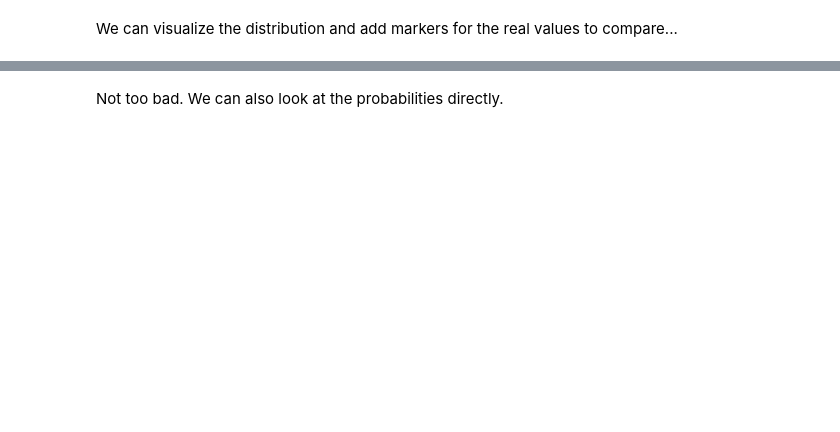
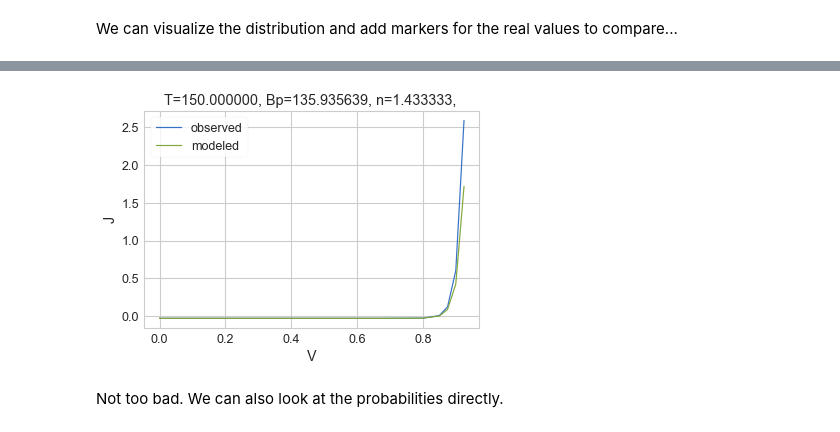
Before and after one commit to PV-Lab/bayesim, a Jupyter notebook: examples/diode/ideal_diode.ipynb, the cells around one changed output, grey strips where cells are left out. Saved outputs shown, nothing was run; the diff lists cells and outputs as text; code cells hidden in the pictures; blank space fills up the shorter version.

```diff
--- a/examples/diode/ideal_diode.ipynb
+++ b/examples/diode/ideal_diode.ipynb
@@ -113,3 +166,7 @@ m.visualize_probs(true_vals=params)
+# %%
+m.comparison_plot()
+# %% [output]
+[figure, added]
 # %% [markdown]
 Not too bad. We can also look at the probabilities directly.
 # %%
```
Also changed, not shown: parts of 19 cells of this notebook, 2 other files.
